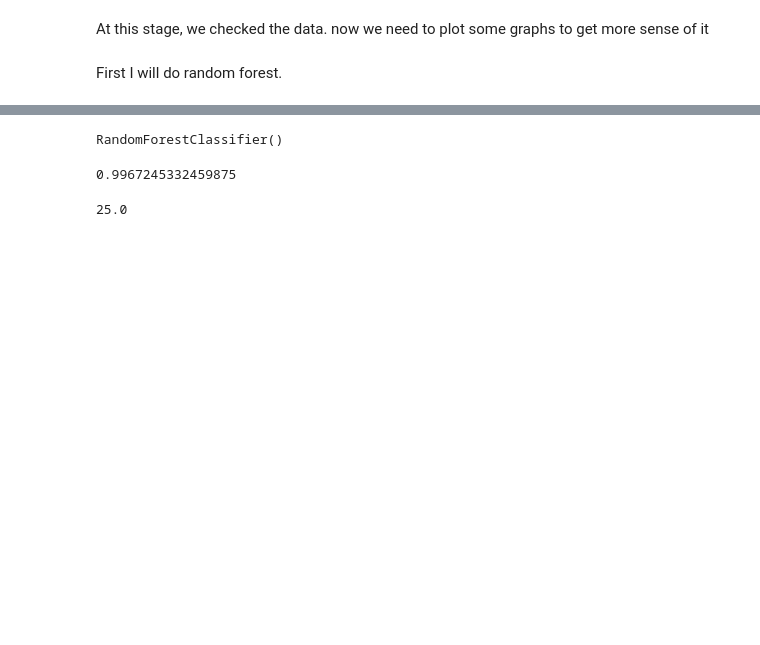
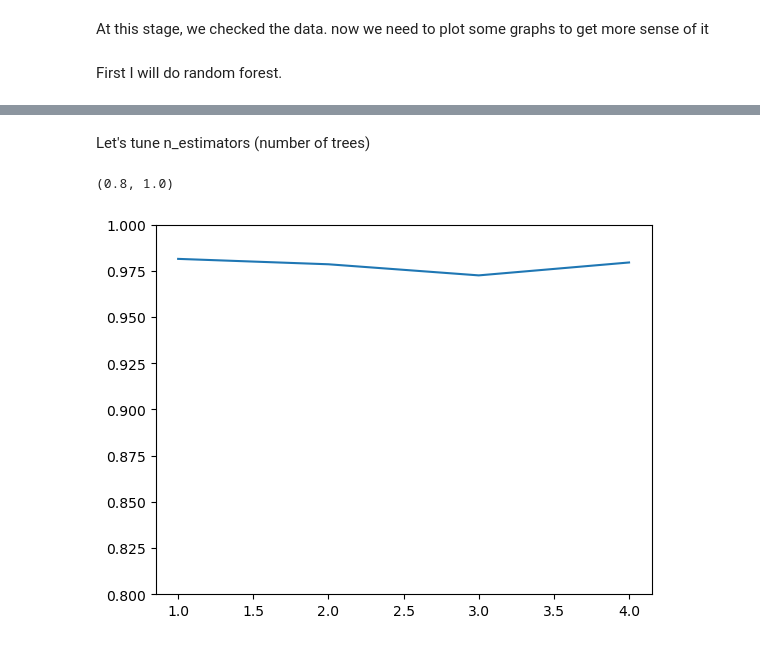
Before and after one commit to Isenmouthe/Machine-Learning-Zoomcamp---2022, a Jupyter notebook: Midterm_Project/notebook.ipynb, the cells around one changed output, grey strips where cells are left out. Drawn from its saved outputs; the diff is of its cells as text; code cells hidden in the pictures; blank space fills up the shorter version.

```diff
--- a/Midterm_Project/notebook.ipynb
+++ b/Midterm_Project/notebook.ipynb
@@ -160,17 +151,34 @@ X_train = df_train.drop('diagnosis', axis=1).copy()
 X_val = df_val.drop('diagnosis', axis=1).copy()
 X_test = df_test.drop('diagnosis', axis=1).copy()
 # %%
-rfc = RandomForestClassifier(n_estimators = 100)
+rfc = RandomForestClassifier(
+    n_estimators=100,
+    random_state=42,
+    max_depth=2,
+    min_samples_leaf=5,
+    n_jobs=-1
+    )
 rfc.fit(X_train, y_train)
-# %% [output]
-RandomForestClassifier()
 # %%
 y_score = rfc.predict_proba(X_test)[:,1]
 roc_auc_score(y_test, y_score)
-# %% [output]
-0.9967245332459875
-# %%
-result = 20 / 2 + 12 * 2 - 9
-result
-# %% [output]
-25.0
+# %% [markdown]
+Let's tune n_estimators (number of trees)
+# %%
+aucs = []
+
+for i in range(1, 5, 1):
+    rfc = RandomForestClassifier(
+        n_estimators=100,
+        n_jobs=-1
+        )
+    rfc.fit(X_train, y_train)
+    y_pred = rfc.predict_proba(X_val)[:, 1]
+    auc = roc_auc_score(y_val, y_pred)
+    aucs.append(auc)
+# %%
+plt.plot(range(1, 5, 1), aucs)
+plt.ylim(0.8, 1)
+# %% [output]
+(0.8, 1.0)
+[figure, added]
```
Also changed, not shown: parts of 10 cells of this notebook, 7 other files.
